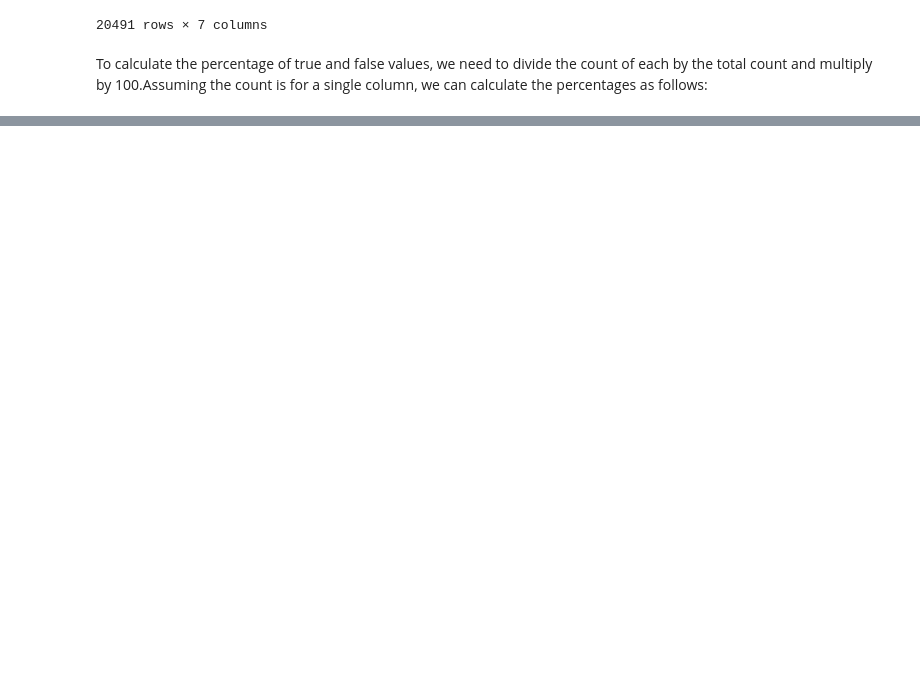
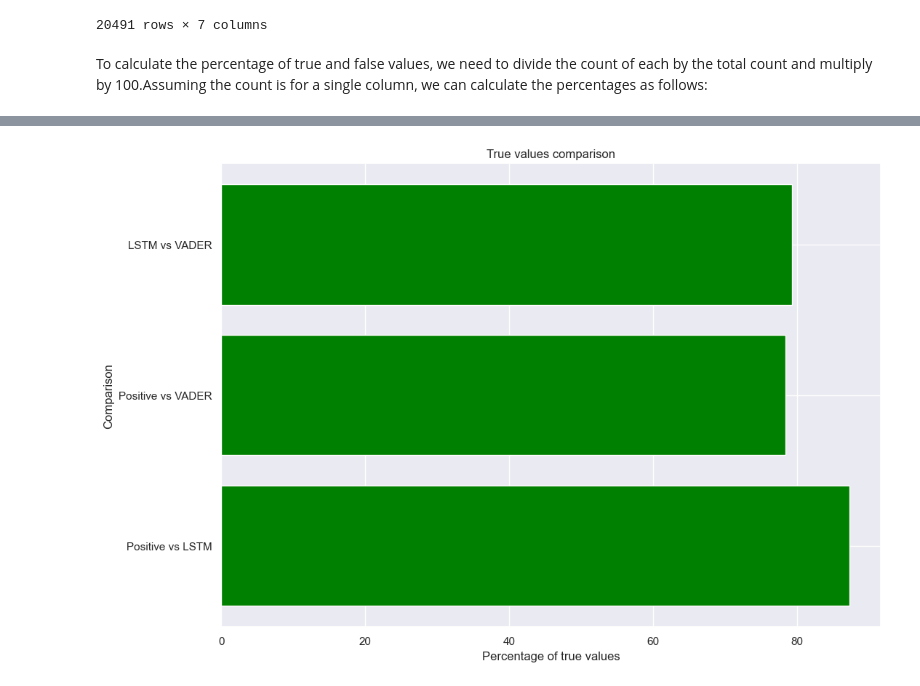
Before and after one commit to Shahmaan/Examensarbete_DS21, a Jupyter notebook: lstm_sentiment_analysis.ipynb, the cells around one changed output, grey strips where cells are left out. Cells and saved outputs as stored; diff of their text form; code cells hidden in the pictures; blank space fills up the shorter version.

```diff
--- a/lstm_sentiment_analysis.ipynb
+++ b/lstm_sentiment_analysis.ipynb
@@ -1043,0 +1113,5 @@ Percentage of false values: 13.22%
+# %%
+# apply function to each row using the apply method
+data['Positive_VS_VADER_Positive'] = data.apply(lambda x: check_cols(x, 'Positive', 'VADER_Prediction_Positive'), axis=1)
+
+data
@@ -1043,0 +1163,5 @@ Percentage of false values: 13.22%
+# %%
+# apply function to each row using the apply method
+data['LSTM_Positive_VS_VADER_Positive'] = data.apply(lambda x: check_cols(x, 'LSTM_Prediction_Positive', 'VADER_Prediction_Positive'), axis=1)
+
+data
@@ -1043,0 +1259,22 @@ Percentage of false values: 13.22%
+# %%
+# Data
+positive_vs_lstm = data['Positive_VS_LSTM_Positive'].value_counts()
+positive_vs_vader = data['Positive_VS_VADER_Positive'].value_counts()
+lstm_vs_vader = data['LSTM_Positive_VS_VADER_Positive'].value_counts()
+
+# Compute percentages
+pos_lstm_true_pct = positive_vs_lstm[0] / (positive_vs_lstm[0] + positive_vs_lstm[1]) * 100
+pos_vader_true_pct = positive_vs_vader[0] / (positive_vs_vader[0] + positive_vs_vader[1]) * 100
+lstm_vader_true_pct = lstm_vs_vader[0] / (lstm_vs_vader[0] + lstm_vs_vader[1]) * 100
+
+# Plot
+fig, ax = plt.subplots()
+ax.barh(['Positive vs LSTM', 'Positive vs VADER', 'LSTM vs VADER'],
+        [pos_lstm_true_pct, pos_vader_true_pct, lstm_vader_true_pct],
+        color='green')
+ax.set_xlabel('Percentage of true values')
+ax.set_ylabel('Comparison')
+ax.set_title('True values comparison')
+plt.show()
+# %% [output]
+[figure, added]
```
Also changed, not shown: parts of 30 cells of this notebook, 8 other files.
